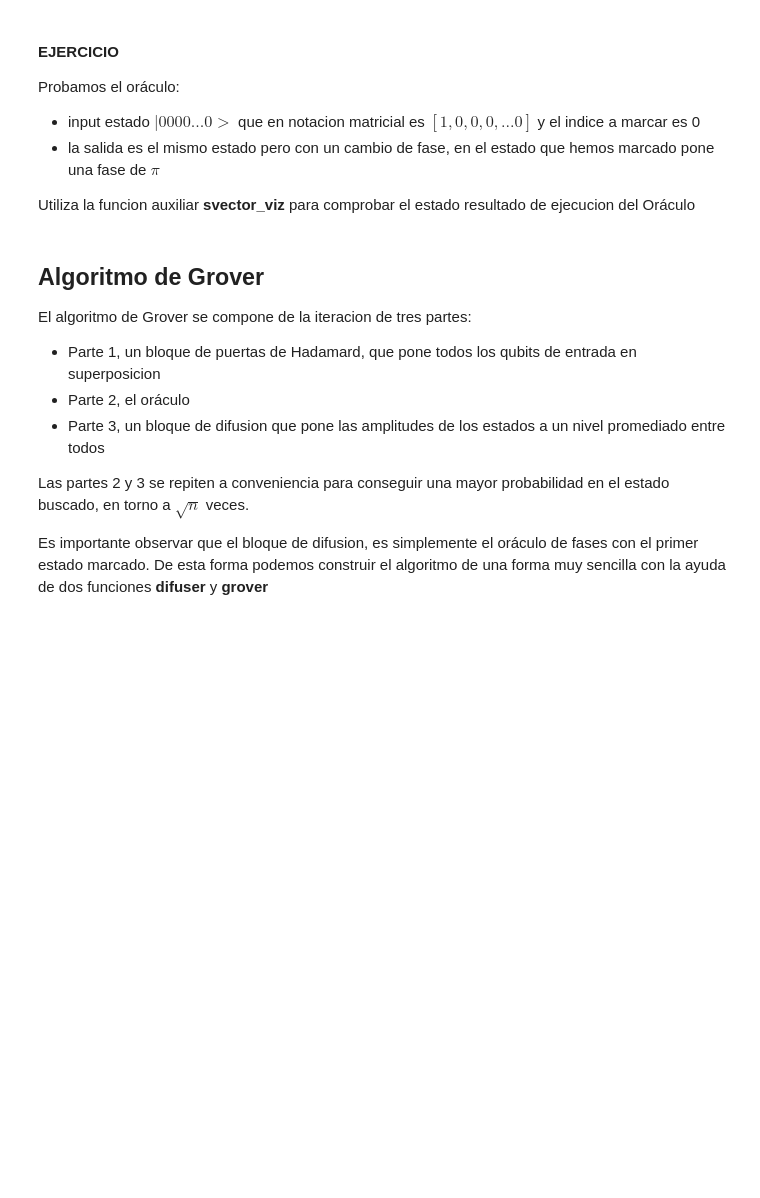
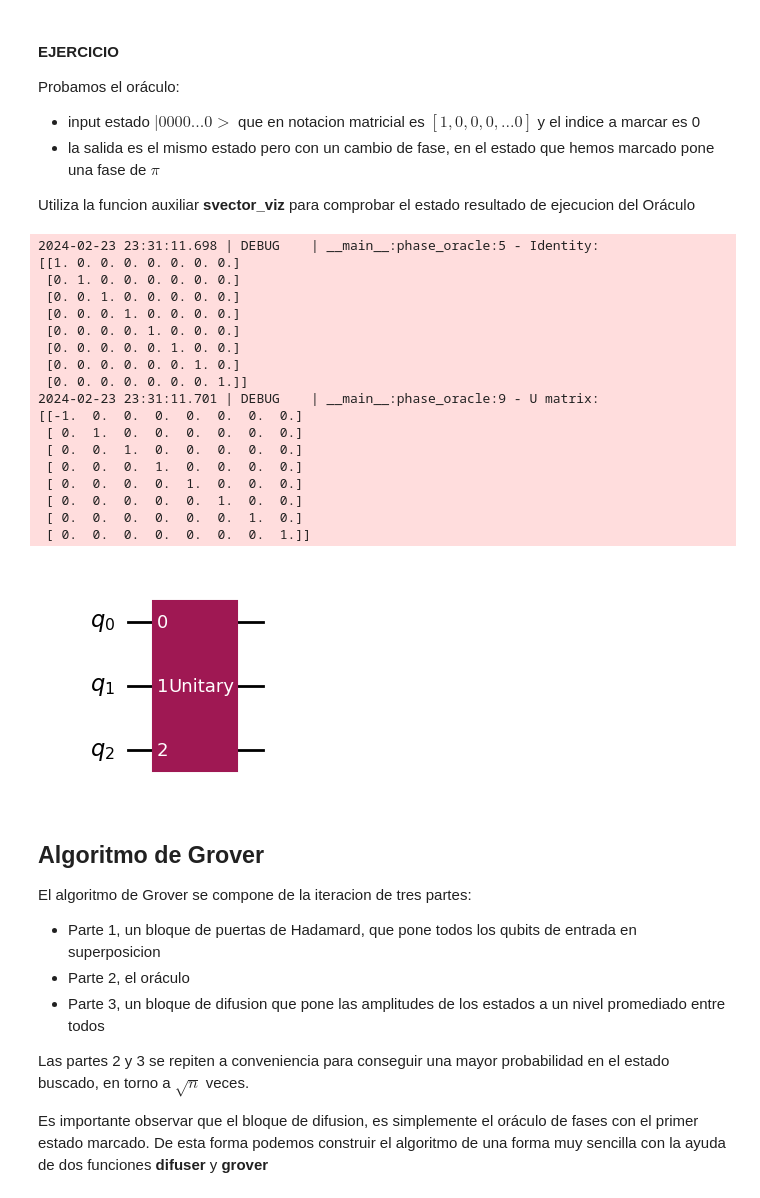
Before and after one commit to jore731/qiskit, a Jupyter notebook: 09_Grover.ipynb, the cells around one changed output. Saved outputs shown, nothing was run; the diff lists cells and outputs as text; code cells hidden in the pictures; blank space fills up the shorter version.

```diff
--- a/09_Grover.ipynb
+++ b/09_Grover.ipynb
@@ -142,13 +142,13 @@ def phase_oracle(n, indices_to_mark, name="Oracle"):
     # n num qubits del circuito
     # indices_to_mark lista de indices de la diagonal que marcamos a -1 (podemos marcar mas de un indice para la busqueda)
     matrix = np.identity(2**n)
-    logger.debug(matrix)
+    logger.debug(f"Identity:\n{matrix}")
 
     for index in indices_to_mark:
         matrix[index, index]=-1
-    logger.debug(matrix)
+    logger.debug(f"U matrix:\n{matrix}")
 
-    qc = QuantumCircuit(n)
+    qc = QuantumCircuit(n, name=name)
     U = Operator(matrix)
     qc.unitary(U, range(n))
 
@@ -165,9 +163,30 @@ Probamos el oráculo:
 Utiliza la funcion auxiliar __svector_viz__ para comprobar el estado resultado de ejecucion del Oráculo
 # %%
 n=3
-oracle=
+oracle=phase_oracle(n, [0])
 
 #Mostrar el circuito y vector de estados
+oracle.draw('mpl', style='iqp')
+# %% [output]
+2024-02-23 23:31:11.698 | DEBUG    | __main__:phase_oracle:5 - Identity:
+[[1. 0. 0. 0. 0. 0. 0. 0.]
+ [0. 1. 0. 0. 0. 0. 0. 0.]
+ [0. 0. 1. 0. 0. 0. 0. 0.]
+ [0. 0. 0. 1. 0. 0. 0. 0.]
+ [0. 0. 0. 0. 1. 0. 0. 0.]
+ [0. 0. 0. 0. 0. 1. 0. 0.]
+ [0. 0. 0. 0. 0. 0. 1. 0.]
+ [0. 0. 0. 0. 0. 0. 0. 1.]]
+2024-02-23 23:31:11.701 | DEBUG    | __main__:phase_oracle:9 - U matrix:
+[[-1.  0.  0.  0.  0.  0.  0.  0.]
+ [ 0.  1.  0.  0.  0.  0.  0.  0.]
+ [ 0.  0.  1.  0.  0.  0.  0.  0.]
+ [ 0.  0.  0.  1.  0.  0.  0.  0.]
+ [ 0.  0.  0.  0.  1.  0.  0.  0.]
+ [ 0.  0.  0.  0.  0.  1.  0.  0.]
+ [ 0.  0.  0.  0.  0.  0.  1.  0.]
+ [ 0.  0.  0.  0.  0.  0.  0.  1.]]
+[figure, added]
 # %% [markdown]
 ## Algoritmo de Grover
 
```
Also changed, not shown: parts of 3 cells of this notebook.
